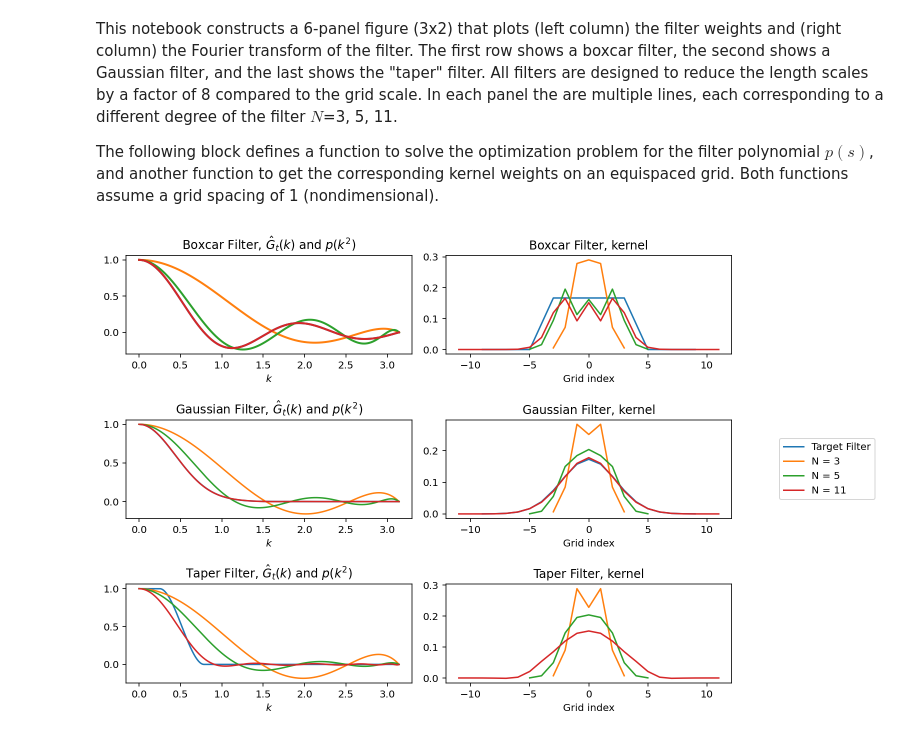
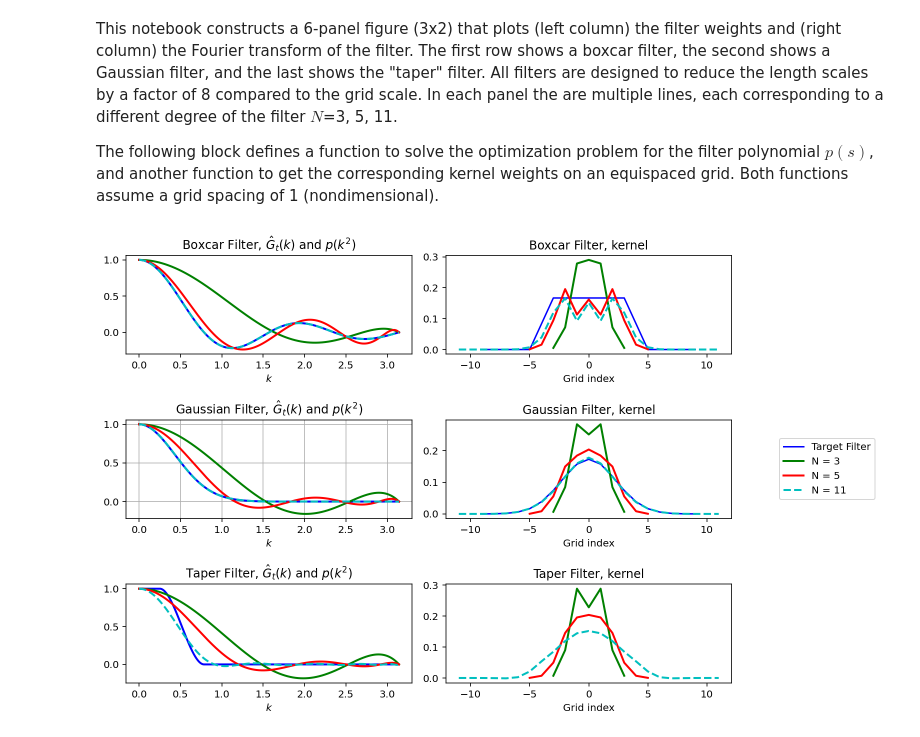
Before and after one commit to ocean-eddy-cpt/gcm-filters-paper, a Jupyter notebook: Fig1.ipynb, the cells around one changed output. Cells and saved outputs as stored; diff of their text form; code cells hidden in the pictures.

Commit message:
changed linestyle and grid example

```diff
--- a/Fig1.ipynb
+++ b/Fig1.ipynb
@@ -87,6 +87,11 @@ def getKernel(NL,sL,NB,sB):
     for i in range(NB):
         g = np.convolve(I5 + (2*np.real(sB[i])/np.abs(sB[i])**2)*L5 + (1/np.abs(sB[i])**2)*B, g)
     return g
+# %%
+import matplotlib as mpl
+from cycler import cycler
+mpl.rcParams['axes.prop_cycle'] = cycler(color='bgrcmyk')
+# Here you can adust the colors that the plot command will cycle through to your liking. More info here: https://matplotlib.org/3.1.1/tutorials/intermediate/color_cycle.html
 # %%
 # set up figure with subplots
 # Instead of messing with the fonts, I would just reduce the figure size to your liking.
@@ -114,12 +119,12 @@ NL,sL,NB,sB,p11 = filterSpec(N,FB)
 g11 = getKernel(NL,sL,NB,sB)
 
 # `axarr` can be indexed like a normal array to target a panel of the figure!
-axarr[0,0].plot(k,FB(k),k,np.polynomial.chebyshev.chebval(x,p3),k,np.polynomial.chebyshev.chebval(x,p5),k,np.polynomial.chebyshev.chebval(x,p11),linewidth=2)
+axarr[0,0].plot(k,FB(k),k,np.polynomial.chebyshev.chebval(x,p3),k,np.polynomial.chebyshev.chebval(x,p5),k,np.polynomial.chebyshev.chebval(x,p11),'--', linewidth=2)
 
 
 
 axarr[0,1].plot(np.arange(-9,10),(1/6)*np.array([0,0,0,0,0,.5,1,1,1,1,1,1,1,.5,0,0,0,0,0]))
-axarr[0,1].plot(np.arange(-3,4),g3,np.arange(-5,6),g5,np.arange(-N,N+1),g11)
+axarr[0,1].plot(np.arange(-3,4),g3,np.arange(-5,6),g5,np.arange(-N,N+1),g11,'--', linewidth=2)
 
 
 
@@ -141,10 +146,10 @@ NL,sL,NB,sB,p11 = filterSpec(N,FG)
 g11 = getKernel(NL,sL,NB,sB)
 
 
-axarr[1,0].plot(k,FG(k),k,np.polynomial.chebyshev.chebval(x,p3),k,np.polynomial.chebyshev.chebval(x,p5),k,np.polynomial.chebyshev.chebval(x,p11))
+axarr[1,0].plot(k,FG(k),k,np.polynomial.chebyshev.chebval(x,p3),k,np.polynomial.chebyshev.chebval(x,p5),k,np.polynomial.chebyshev.chebval(x,p11),'--', linewidth=2)
 
 axarr[1,1].plot(np.arange(-9,10),g0)
-axarr[1,1].plot(np.arange(-3,4),g3,np.arange(-5,6),g5,np.arange(-N,N+1),g11)
+axarr[1,1].plot(np.arange(-3,4),g3,np.arange(-5,6),g5,np.arange(-N,N+1),g11,'--', linewidth=2)
 
 # Target filter is taper with shape set to match the boxcar of width 8
 FT = interpolate.PchipInterpolator(np.array([0,1/4,np.pi/4,np.pi]),np.array([1,1,0,0]))
@@ -161,40 +166,43 @@ N = 11
 NL,sL,NB,sB,p11 = filterSpec(N,FT)
 g11 = getKernel(NL,sL,NB,sB)
 
-axarr[2,0].plot(k,FT(k),k,np.polynomial.chebyshev.chebval(x,p3),k,np.polynomial.chebyshev.chebval(x,p5),k,np.polynomial.chebyshev.chebval(x,p11))
+axarr[2,0].plot(k,FT(k),k,np.polynomial.chebyshev.chebval(x,p3),k,np.polynomial.chebyshev.chebval(x,p5),k,np.polynomial.chebyshev.chebval(x,p11),'--', linewidth=2)
 
 # simple fix for the colors: Plot an empty dummy kernel first
-axarr[2,1].plot(np.arange(-3,4),np.ones_like(g3) * np.nan, np.arange(-3,4),g3,np.arange(-5,6),g5,np.arange(-N,N+1),g11)
+axarr[2,1].plot(np.arange(-3,4),np.ones_like(g3) * np.nan, np.arange(-3,4),g3,np.arange(-5,6),g5,np.arange(-N,N+1),g11,'--', linewidth=2)
 
 
 # tune the labels
 
 # fig.suptitle('A big title for the whole figure') # Probably don't need this
 
 # You can index a single axis like before
 axarr[0,0].set_title('Boxcar Filter, $\hat{G}_t(k)$ and $p(k^2)$')
 axarr[0,1].set_title('Boxcar Filter, kernel')
 axarr[1,0].set_title('Gaussian Filter, $\hat{G}_t(k)$ and $p(k^2)$')
 axarr[1,1].set_title('Gaussian Filter, kernel')
 axarr[2,0].set_title('Taper Filter, $\hat{G}_t(k)$ and $p(k^2)$')
 axarr[2,1].set_title('Taper Filter, kernel')
+
+# One more suggestion to make the plots more readable
+axarr[1,0].grid()
 
 # or you can loop over a slice of the array
 for ax in axarr[:,0]:
     #ax.set_ylabel('Left column ylabel')
     ax.set_xlabel('$k$')
 
 for ax in axarr[:,1]:
     #ax.set_ylabel('Right column ylabel')
     ax.set_xlabel('Grid index')
 
 # single legend for all plots
 axarr[1,1].legend(['Target Filter', 'N = 3', 'N = 5', 'N = 11'], bbox_to_anchor=(1.15, 0.5), loc='center left', ncol=1)
 # see https://stackoverflow.com/a/43439132 for more options
 
 plt.tight_layout()
 
 # Just in case, this is how to save a vector graphic
 #fig.savefig('Figure1.pdf')
 # %% [output]
-[figure, old version]
+[figure, new version]
```
